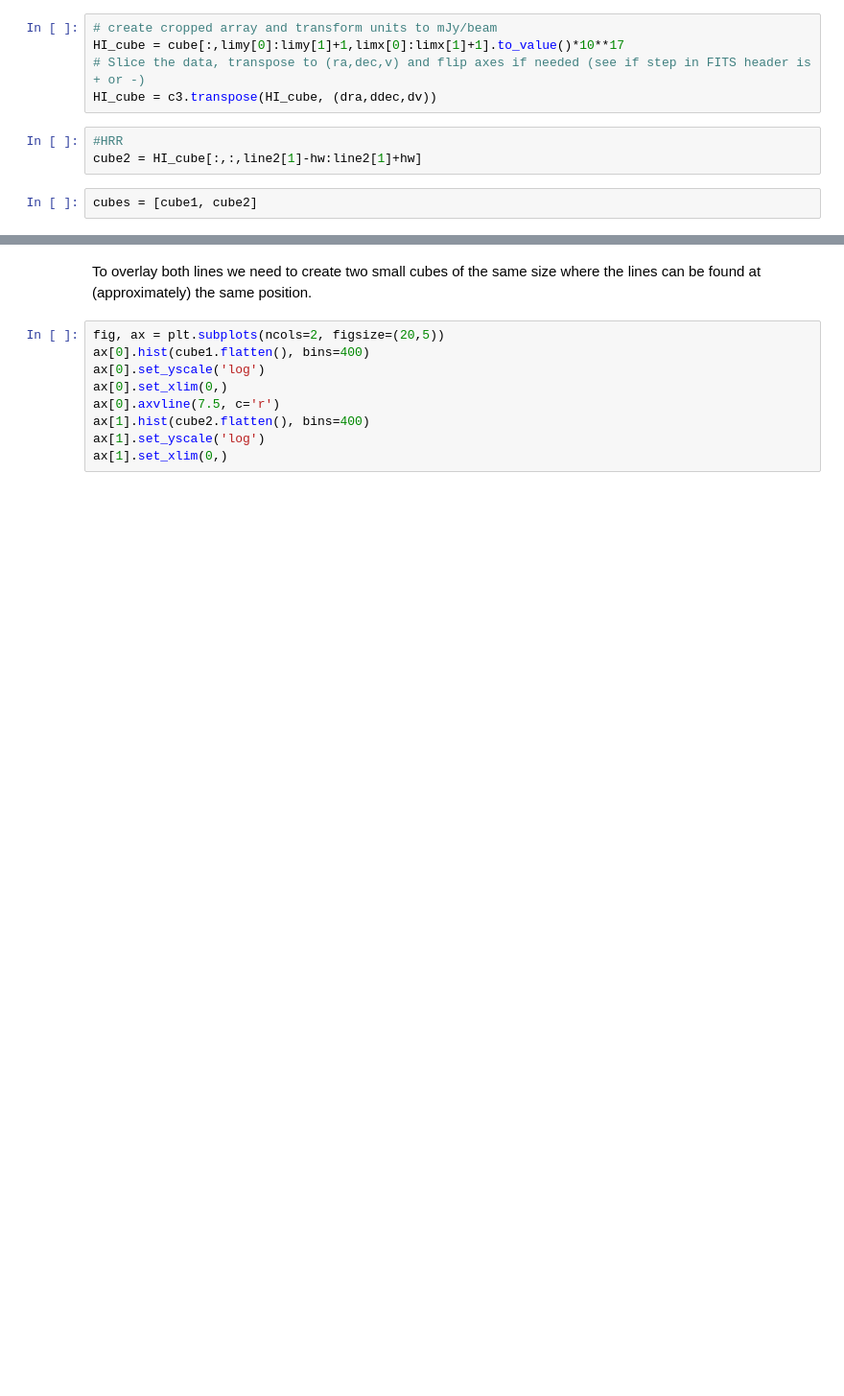
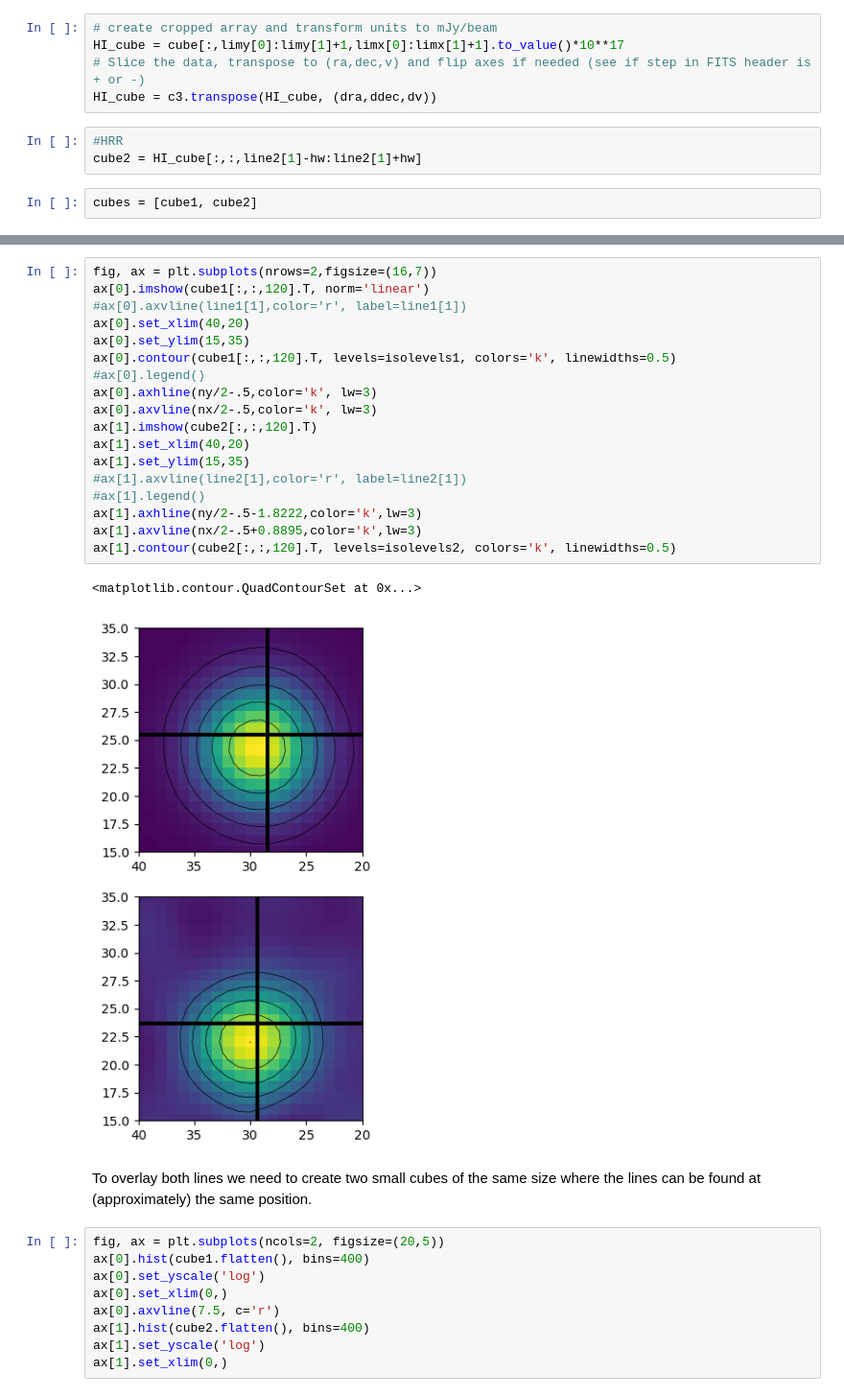
Before and after one commit to ixakalabadie/ViSL3D, a Jupyter notebook: create_3d_overlay.ipynb, the cells around one changed output, grey strips where cells are left out. Shown: that part at 96% size. Saved outputs shown, nothing was run; the diff lists cells and outputs as text; blank space fills up the shorter version.

```diff
--- a/create_3d_overlay.ipynb
+++ b/create_3d_overlay.ipynb
@@ -151,3 +257,24 @@ ax[1].imshow(cube2[29,:,:])
+# %%
+fig, ax = plt.subplots(nrows=2,figsize=(16,7))
+ax[0].imshow(cube1[:,:,120].T, norm='linear')
+#ax[0].axvline(line1[1],color='r', label=line1[1])
+ax[0].set_xlim(40,20)
+ax[0].set_ylim(15,35)
+ax[0].contour(cube1[:,:,120].T, levels=isolevels1, colors='k', linewidths=0.5)
+#ax[0].legend()
+ax[0].axhline(ny/2-.5,color='k', lw=3)
+ax[0].axvline(nx/2-.5,color='k', lw=3)
+ax[1].imshow(cube2[:,:,120].T)
+ax[1].set_xlim(40,20)
+ax[1].set_ylim(15,35)
+#ax[1].axvline(line2[1],color='r', label=line2[1])
+#ax[1].legend()
+ax[1].axhline(ny/2-.5-1.8222,color='k',lw=3)
+ax[1].axvline(nx/2-.5+0.8895,color='k',lw=3)
+ax[1].contour(cube2[:,:,120].T, levels=isolevels2, colors='k', linewidths=0.5)
+# %% [output]
+<matplotlib.contour.QuadContourSet at 0x...>
+[figure, added]
 # %% [markdown]
 To overlay both lines we need to create two small cubes of the same size where the lines can be found at (approximately) the same position.
 # %%
```
Also changed, not shown: parts of 26 cells of this notebook, 2 other files.
